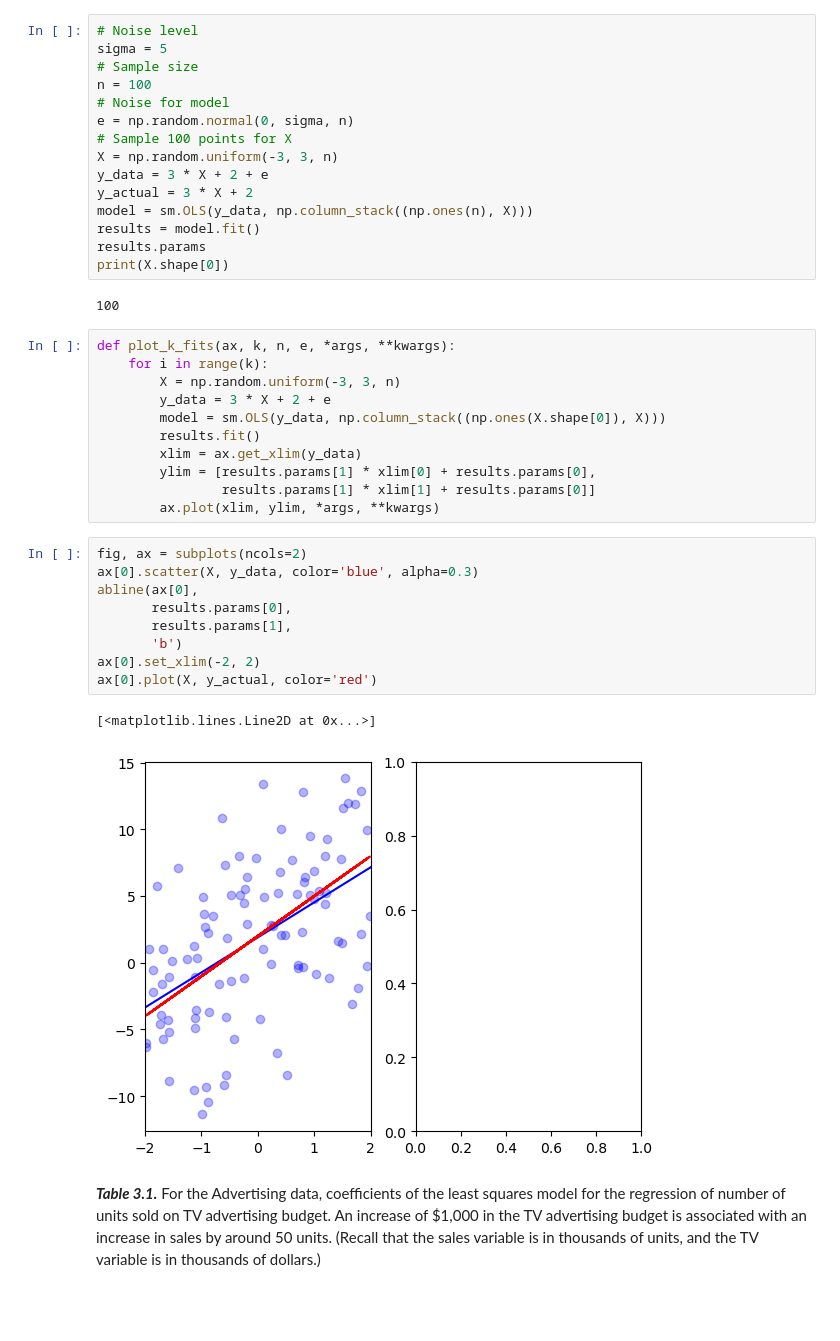
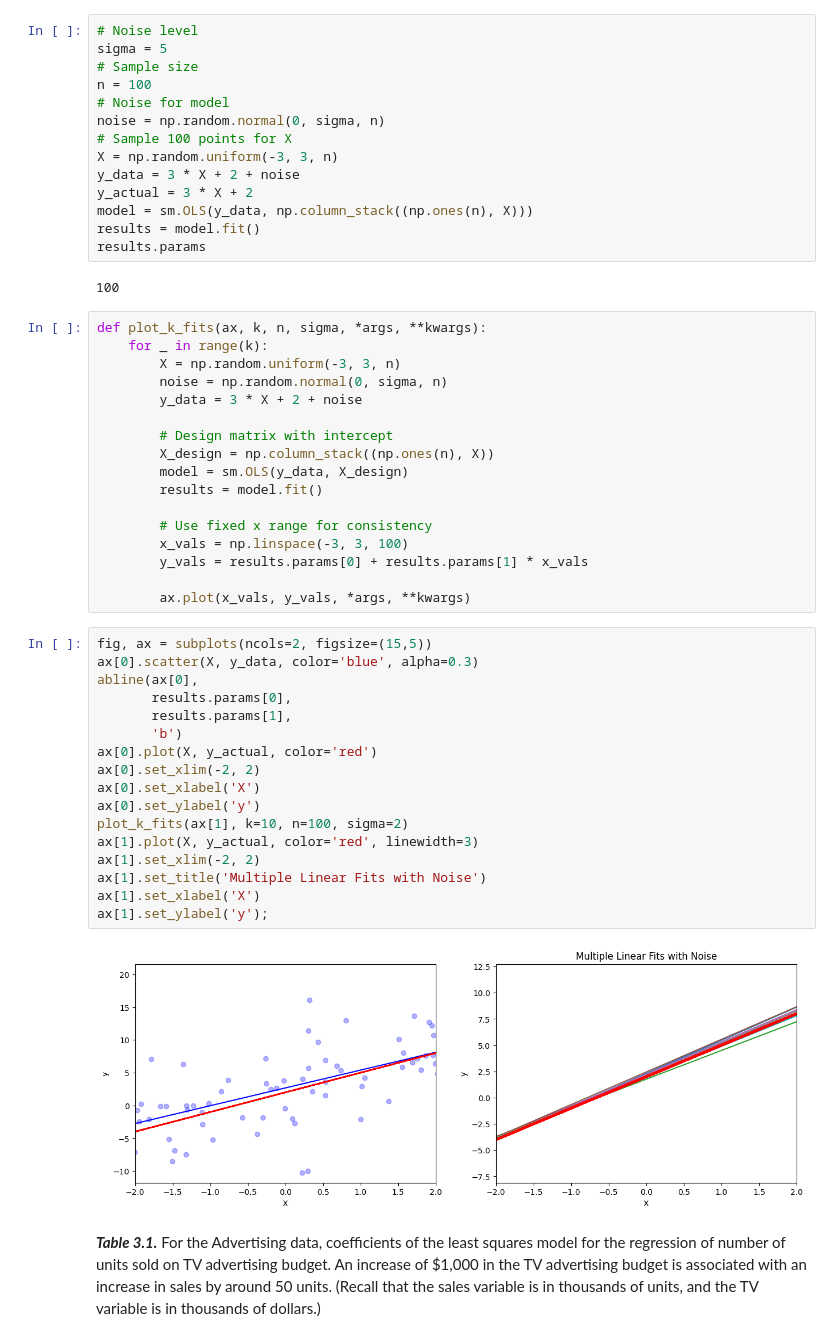
Before and after one commit to sachin80/ISLP_labs, a Jupyter notebook: Ch03_figs.ipynb, the cells around one changed output. Cells and saved outputs as stored; diff of their text form; blank space fills up the shorter version.

```diff
--- a/Ch03_figs.ipynb
+++ b/Ch03_figs.ipynb
@@ -276,40 +276,52 @@ sigma = 5
 # Sample size
 n = 100
 # Noise for model
-e = np.random.normal(0, sigma, n)
+noise = np.random.normal(0, sigma, n)
 # Sample 100 points for X
 X = np.random.uniform(-3, 3, n)
-y_data = 3 * X + 2 + e
+y_data = 3 * X + 2 + noise
 y_actual = 3 * X + 2
 model = sm.OLS(y_data, np.column_stack((np.ones(n), X)))
 results = model.fit()
 results.params
-print(X.shape[0])
 # %% [output]
 100
 # %%
-def plot_k_fits(ax, k, n, e, *args, **kwargs):
-    for i in range(k):
+def plot_k_fits(ax, k, n, sigma, *args, **kwargs):
+    for _ in range(k):
         X = np.random.uniform(-3, 3, n)
-        y_data = 3 * X + 2 + e
-        model = sm.OLS(y_data, np.column_stack((np.ones(X.shape[0]), X)))
-        results.fit()
-        xlim = ax.get_xlim(y_data)
-        ylim = [results.params[1] * xlim[0] + results.params[0],
-                results.params[1] * xlim[1] + results.params[0]]
-        ax.plot(xlim, ylim, *args, **kwargs)
+        noise = np.random.normal(0, sigma, n)
+        y_data = 3 * X + 2 + noise
+
+        # Design matrix with intercept
+        X_design = np.column_stack((np.ones(n), X))
+        model = sm.OLS(y_data, X_design)
+        results = model.fit()
+
+        # Use fixed x range for consistency
+        x_vals = np.linspace(-3, 3, 100)
+        y_vals = results.params[0] + results.params[1] * x_vals
+
+        ax.plot(x_vals, y_vals, *args, **kwargs)
 # %%
-fig, ax = subplots(ncols=2)
+fig, ax = subplots(ncols=2, figsize=(15,5))
 ax[0].scatter(X, y_data, color='blue', alpha=0.3)
 abline(ax[0],
        results.params[0],
        results.params[1],
        'b')
+ax[0].plot(X, y_actual, color='red')
 ax[0].set_xlim(-2, 2)
-ax[0].plot(X, y_actual, color='red')
+ax[0].set_xlabel('X')
+ax[0].set_ylabel('y')
+plot_k_fits(ax[1], k=10, n=100, sigma=2)
+ax[1].plot(X, y_actual, color='red', linewidth=3)
+ax[1].set_xlim(-2, 2)
+ax[1].set_title('Multiple Linear Fits with Noise')
+ax[1].set_xlabel('X')
+ax[1].set_ylabel('y');
 # %% [output]
-[<matplotlib.lines.Line2D at 0x...>]
-[figure, old version]
+[figure, new version]
 # %% [markdown]
 ***Table 3.1.*** For the Advertising data, coefficients of the least squares model
 for the regression of number of units sold on TV advertising budget. An increase
```
Also changed, not shown: parts of 3 cells of this notebook.
